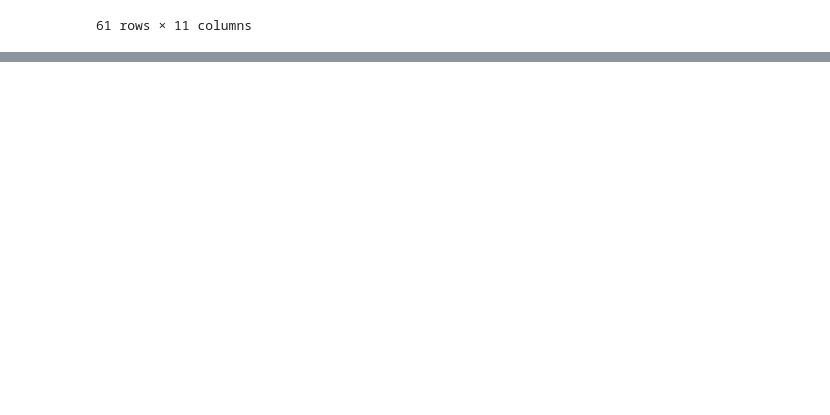
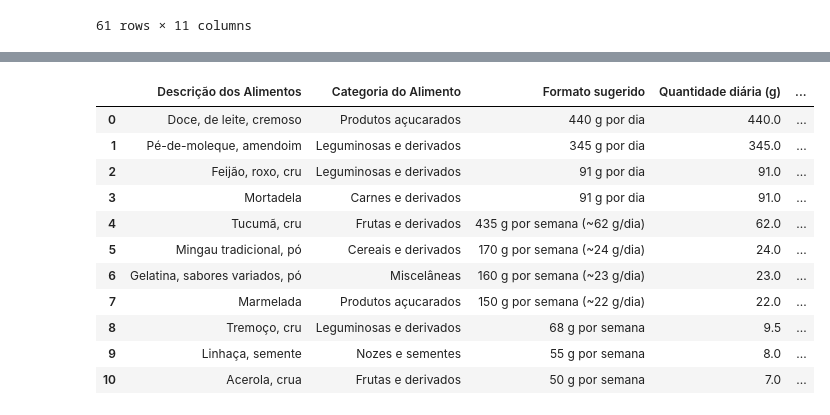
Before and after one commit to gabriel-fonseca-repo/nutrition-notebook, a Jupyter notebook: src/main.ipynb, the cells around one changed output, grey strips where cells are left out. Cells and saved outputs as stored; diff of their text form; code cells hidden in the pictures; blank space fills up the shorter version.

```diff
--- a/src/main.ipynb
+++ b/src/main.ipynb
@@ -188,3 +195,83 @@ dieta_otimizada
 | 8 | 585 | Leguminosas e derivados | Tremoço, cru | 9.672102 | 0.096721 | ... |
 | 9 | 594 | Nozes e sementes | Linhaça, semente | 7.898671 | 0.078987 | ... |
 | 10 | 169 | Frutas e derivados | Acerola, crua | 7.158066 | 0.071581 | ... |
+# %%
+try:
+    dieta_base_humana = dieta_otimizada.copy()
+except NameError:
+    dieta_base_humana = pd.read_csv(DATA_DIR / "dieta_otimizada_lp.csv", sep=";")
+
+try:
+    cobertura_base_humana = cobertura_dieta_otimizada.copy()
+except NameError:
+    cobertura_base_humana = pd.read_csv(
+        DATA_DIR / "cobertura_dieta_otimizada_lp.csv", sep=";"
+    )
+
+plano_alimentar_legivel = preparar_plano_humano(dieta_base_humana)
+resumo_por_categoria = preparar_resumo_categorias(plano_alimentar_legivel)
+cobertura_legivel = preparar_cobertura_humana(cobertura_base_humana)
+
+arquivos_legiveis = {
+    DATA_DIR / "plano_alimentar_legivel.csv": plano_alimentar_legivel,
+    DATA_DIR / "plano_alimentar_resumo_categorias.csv": resumo_por_categoria,
+    DATA_DIR / "plano_alimentar_cobertura_legivel.csv": cobertura_legivel,
+}
+
+for caminho, tabela in arquivos_legiveis.items():
+    formatar_tabela_exportacao(tabela).to_csv(
+        caminho, sep=";", index=False, quoting=csv.QUOTE_ALL
+    )
+
+total_diario = formatar_quantidade(
+    plano_alimentar_legivel["Quantidade diária (g)"].sum()
+)
+total_semanal = formatar_quantidade(
+    plano_alimentar_legivel["Quantidade semanal (g)"].sum()
+)
+restricoes_ok = int(cobertura_legivel["Status"].eq("OK").sum())
+total_restricoes = len(cobertura_legivel)
+
+linhas_markdown = [
+    "# Plano alimentar otimizado",
+    "",
+    f"- Total aproximado: {total_diario} por dia",
+    f"- Equivalente semanal: {total_semanal} por semana",
+    f"- Alimentos no plano: {len(plano_alimentar_legivel)}",
+    f"- Restrições nutricionais atendidas: {restricoes_ok}/{total_restricoes}",
+    "",
+    "## Alimentos",
+    "",
+]
+
+for _, linha in plano_alimentar_legivel.iterrows():
+    observacao = (
+        f" ({linha['Observação prática']})" if linha["Observação prática"] else ""
+    )
+    linhas_markdown.append(
+        f"- {linha['Descrição dos Alimentos']}: {linha['Formato sugerido']}{observacao}"
+    )
+
+linhas_markdown.extend(
+    [
+        "",
+        "## Nota",
+        "",
+        (
+            "Este plano minimiza massa total de alimentos, não sabor, "
+            "variedade, custo, saciedade ou adequação culinária. Use os "
+            "campos CATEGORIAS_PERMITIDAS e TERMOS_EXCLUIDOS na célula "
+            "de otimização para deixar o resultado mais parecido com "
+            "comida de verdade."
+        ),
+    ]
+)
+
+relatorio_markdown = "\n".join(linhas_markdown)
+(DATA_DIR / "plano_alimentar_legivel.md").write_text(
+    relatorio_markdown, encoding="utf-8"
+)
+
+display(Markdown(relatorio_markdown))
+plano_alimentar_legivel
+# %% [output]
@@ -190,0 +302,12 @@ dieta_otimizada
+|  | Descrição dos Alimentos | Categoria do Alimento | Formato sugerido | Quantidade diária (g) | ... |
+| 0 | Doce, de leite, cremoso | Produtos açucarados | 440 g por dia | 440.0 | ... |
+| 1 | Pé-de-moleque, amendoim | Leguminosas e derivados | 345 g por dia | 345.0 | ... |
+| 2 | Feijão, roxo, cru | Leguminosas e derivados | 91 g por dia | 91.0 | ... |
+| 3 | Mortadela | Carnes e derivados | 91 g por dia | 91.0 | ... |
+| 4 | Tucumã, cru | Frutas e derivados | 435 g por semana (~62 g/dia) | 62.0 | ... |
+| 5 | Mingau tradicional, pó | Cereais e derivados | 170 g por semana (~24 g/dia) | 24.0 | ... |
+| 6 | Gelatina, sabores variados, pó | Miscelâneas | 160 g por semana (~23 g/dia) | 23.0 | ... |
+| 7 | Marmelada | Produtos açucarados | 150 g por semana (~22 g/dia) | 22.0 | ... |
+| 8 | Tremoço, cru | Leguminosas e derivados | 68 g por semana | 9.5 | ... |
+| 9 | Linhaça, semente | Nozes e sementes | 55 g por semana | 8.0 | ... |
+| 10 | Acerola, crua | Frutas e derivados | 50 g por semana | 7.0 | ... |
```
Also changed, not shown: parts of 3 cells of this notebook, 6 other files.
